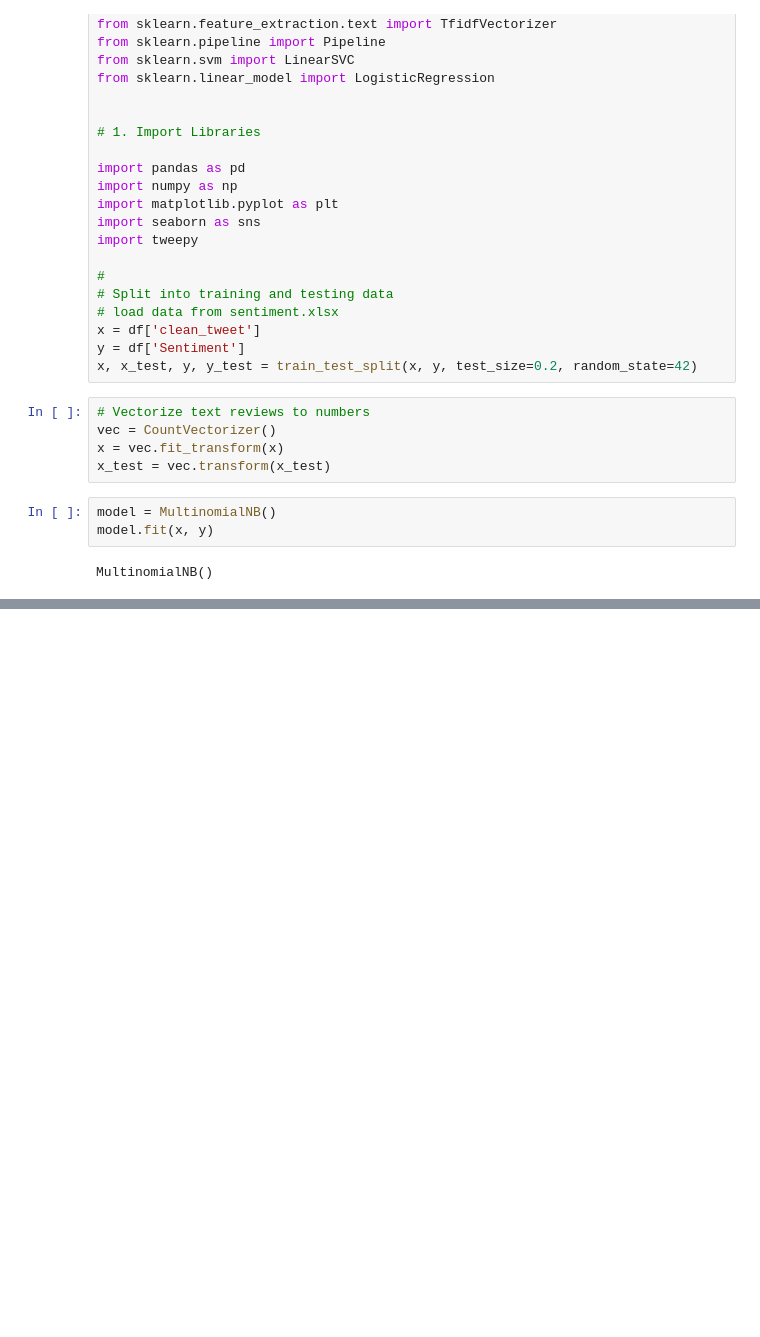
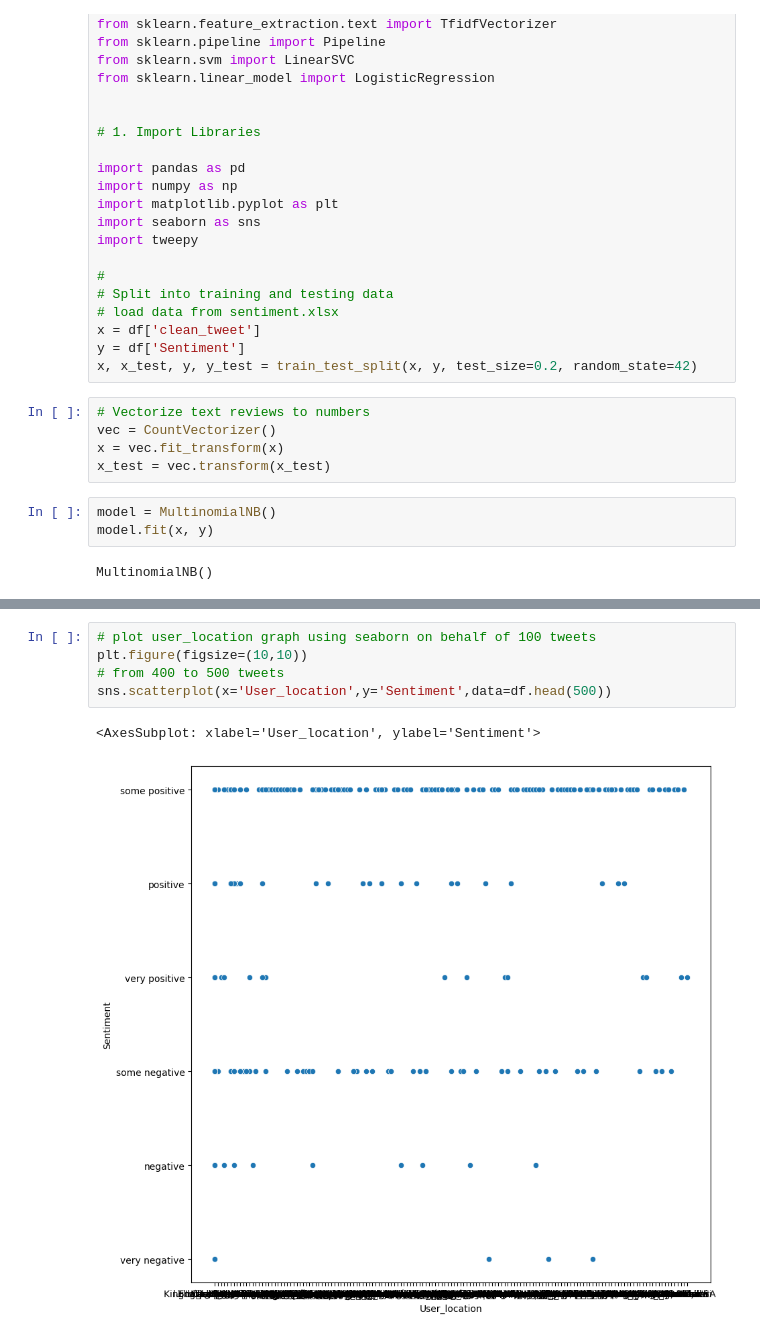
Before and after one commit to hmabubakar313/test_fyp, a Jupyter notebook: sentment_analysis.ipynb, the cells around one changed output, grey strips where cells are left out. Drawn from its saved outputs; the diff is of its cells as text; blank space fills up the shorter version.

```diff
--- a/sentment_analysis.ipynb
+++ b/sentment_analysis.ipynb
@@ -243,3 +278,11 @@ plt.show()
+# %%
+# plot user_location graph using seaborn on behalf of 100 tweets
+plt.figure(figsize=(10,10))
+# from 400 to 500 tweets
+sns.scatterplot(x='User_location',y='Sentiment',data=df.head(500))
+# %% [output]
+<AxesSubplot: xlabel='User_location', ylabel='Sentiment'>
+[figure, added]
 # %%
 # print report of sentiment analysis
 plt.figure(figsize=(10, 5))
```
Also changed, not shown: parts of 12 cells of this notebook.
